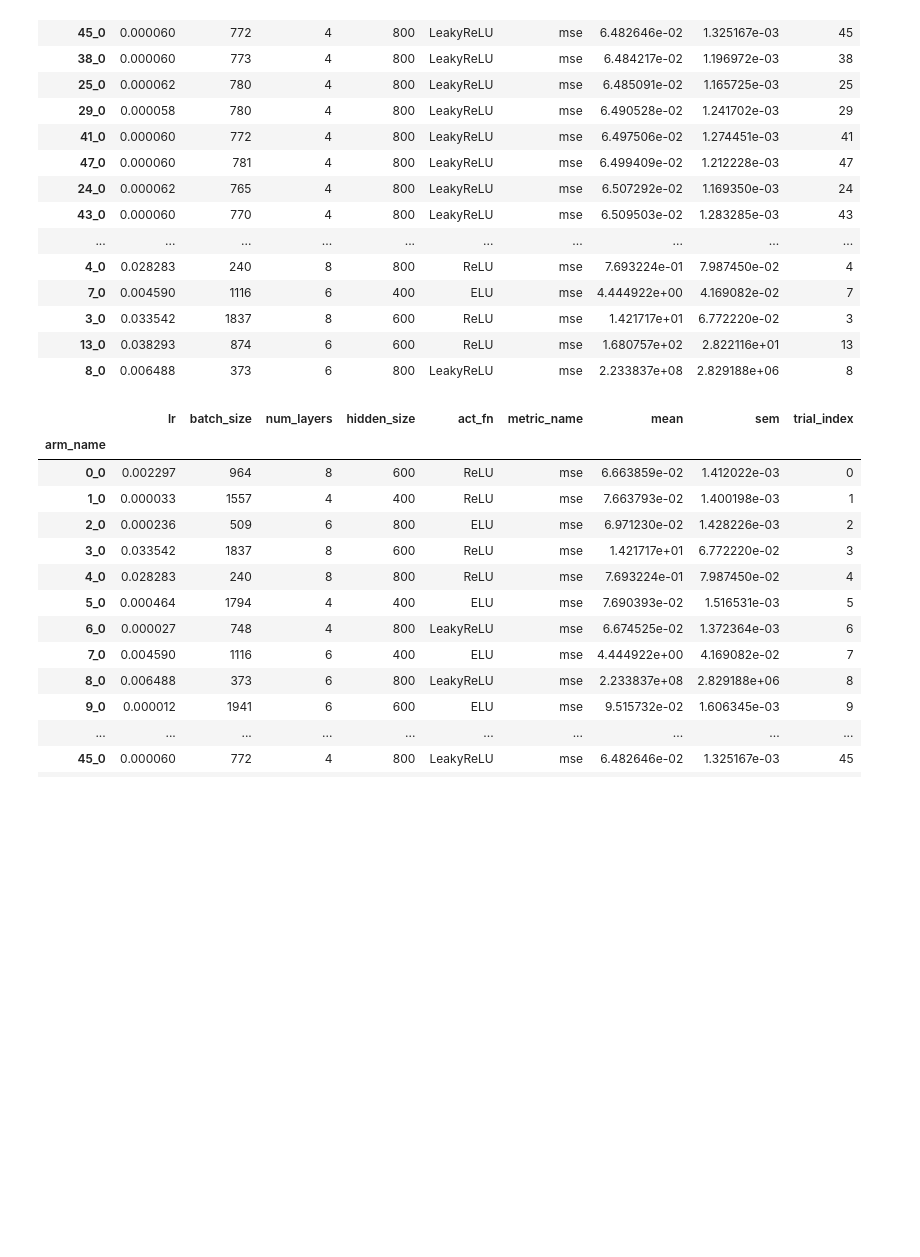
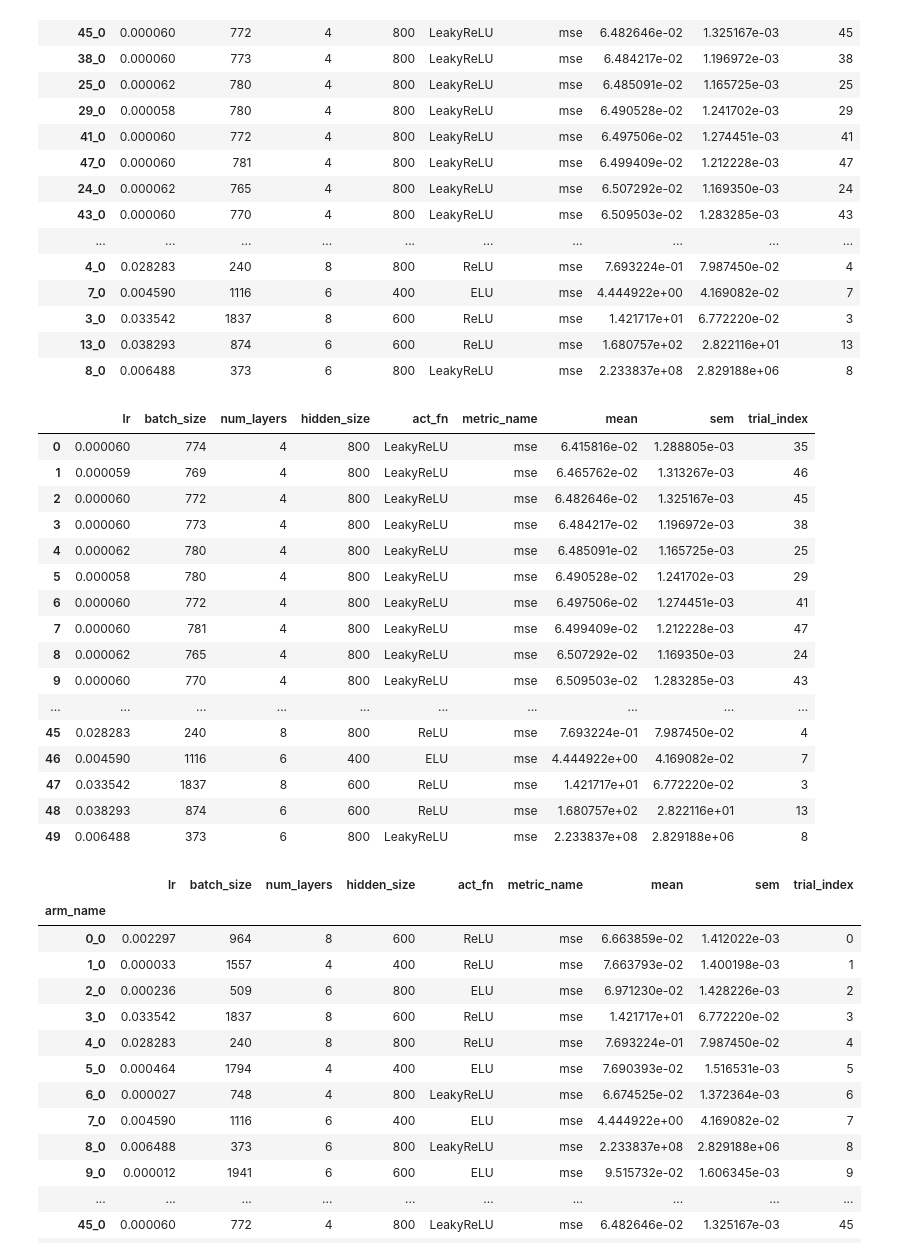
Before and after one commit to paolodelia99/thesis-option-pricing-with-deep-learning, a Jupyter notebook: notebooks/EDA Real Data BO results.ipynb, the cells around one changed output. Saved outputs shown, nothing was run; the diff lists cells and outputs as text; code cells hidden in the pictures; blank space fills up the shorter version.

```diff
--- a/notebooks/EDA Real Data BO results.ipynb
+++ b/notebooks/EDA Real Data BO results.ipynb
@@ -46,6 +37,26 @@ res_df.sort_values('mean')
 | 3_0 | 0.033542 | 1837 | 8 | 600 | ReLU | mse | 1.421717e+01 | 6.772220e-02 | 3 |
 | 13_0 | 0.038293 | 874 | 6 | 600 | ReLU | mse | 1.680757e+02 | 2.822116e+01 | 13 |
 | 8_0 | 0.006488 | 373 | 6 | 800 | LeakyReLU | mse | 2.233837e+08 | 2.829188e+06 | 8 |
+# %%
+res_df.reset_index().drop('arm_name', axis=1).sort_values('mean')
+# %% [output]
+|  | lr | batch_size | num_layers | hidden_size | act_fn | metric_name | mean | sem | trial_index |
+| 0 | 0.000060 | 774 | 4 | 800 | LeakyReLU | mse | 6.415816e-02 | 1.288805e-03 | 35 |
+| 1 | 0.000059 | 769 | 4 | 800 | LeakyReLU | mse | 6.465762e-02 | 1.313267e-03 | 46 |
+| 2 | 0.000060 | 772 | 4 | 800 | LeakyReLU | mse | 6.482646e-02 | 1.325167e-03 | 45 |
+| 3 | 0.000060 | 773 | 4 | 800 | LeakyReLU | mse | 6.484217e-02 | 1.196972e-03 | 38 |
+| 4 | 0.000062 | 780 | 4 | 800 | LeakyReLU | mse | 6.485091e-02 | 1.165725e-03 | 25 |
+| 5 | 0.000058 | 780 | 4 | 800 | LeakyReLU | mse | 6.490528e-02 | 1.241702e-03 | 29 |
+| 6 | 0.000060 | 772 | 4 | 800 | LeakyReLU | mse | 6.497506e-02 | 1.274451e-03 | 41 |
+| 7 | 0.000060 | 781 | 4 | 800 | LeakyReLU | mse | 6.499409e-02 | 1.212228e-03 | 47 |
+| 8 | 0.000062 | 765 | 4 | 800 | LeakyReLU | mse | 6.507292e-02 | 1.169350e-03 | 24 |
+| 9 | 0.000060 | 770 | 4 | 800 | LeakyReLU | mse | 6.509503e-02 | 1.283285e-03 | 43 |
+| ... | ... | ... | ... | ... | ... | ... | ... | ... | ... |
+| 45 | 0.028283 | 240 | 8 | 800 | ReLU | mse | 7.693224e-01 | 7.987450e-02 | 4 |
+| 46 | 0.004590 | 1116 | 6 | 400 | ELU | mse | 4.444922e+00 | 4.169082e-02 | 7 |
+| 47 | 0.033542 | 1837 | 8 | 600 | ReLU | mse | 1.421717e+01 | 6.772220e-02 | 3 |
+| 48 | 0.038293 | 874 | 6 | 600 | ReLU | mse | 1.680757e+02 | 2.822116e+01 | 13 |
+| 49 | 0.006488 | 373 | 6 | 800 | LeakyReLU | mse | 2.233837e+08 | 2.829188e+06 | 8 |
 # %%
 res_df.sort_values('trial_index')
 # %% [output]
```
Also changed, not shown: parts of 2 cells of this notebook, 4 other files.
